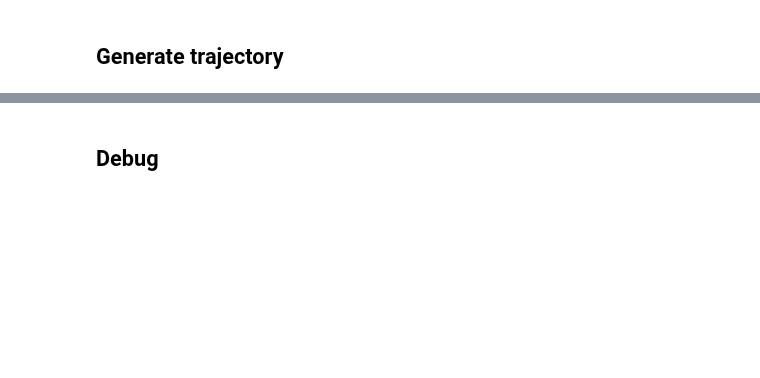
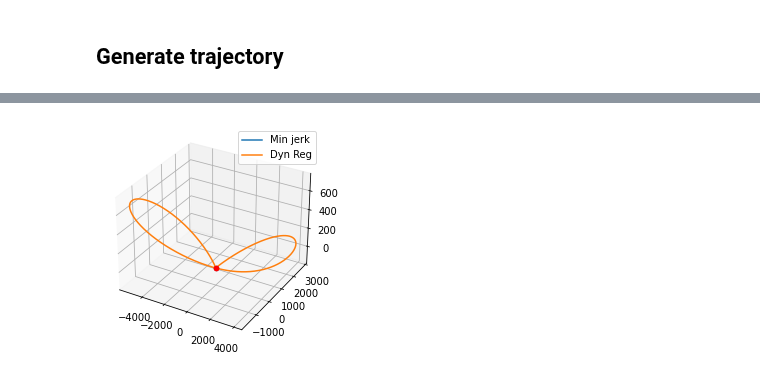
Before and after one commit to Nusha97/Layered-control-architectures-for-Robotics, a Jupyter notebook: tracking/quad_exp.ipynb, the cells around one changed output, grey strips where cells are left out. Saved outputs shown, nothing was run; the diff lists cells and outputs as text; code cells hidden in the pictures; blank space fills up the shorter version.

```diff
--- a/tracking/quad_exp.ipynb
+++ b/tracking/quad_exp.ipynb
@@ -184,3 +204,5 @@ plt.legend()
 # %%
 # Visualize trajectory
-viztraj3D([mj_traj, nn_traj], ['Min jerk', 'Dyn Reg'], waypoints)
+viztraj3D([fullmj_traj[:3], fullnn_traj[:3]], ['Min jerk', 'Dyn Reg'], waypoints)
+# %% [output]
+[figure, added]
@@ -193,2 +208,0 @@ trajutils._diff_coeff(order, 1, dx_order) @ minjerk_coeffs[0,2]
-# %% [markdown]
-## Debug
```
Also changed, not shown: parts of 46 cells of this notebook, 4 other files.
